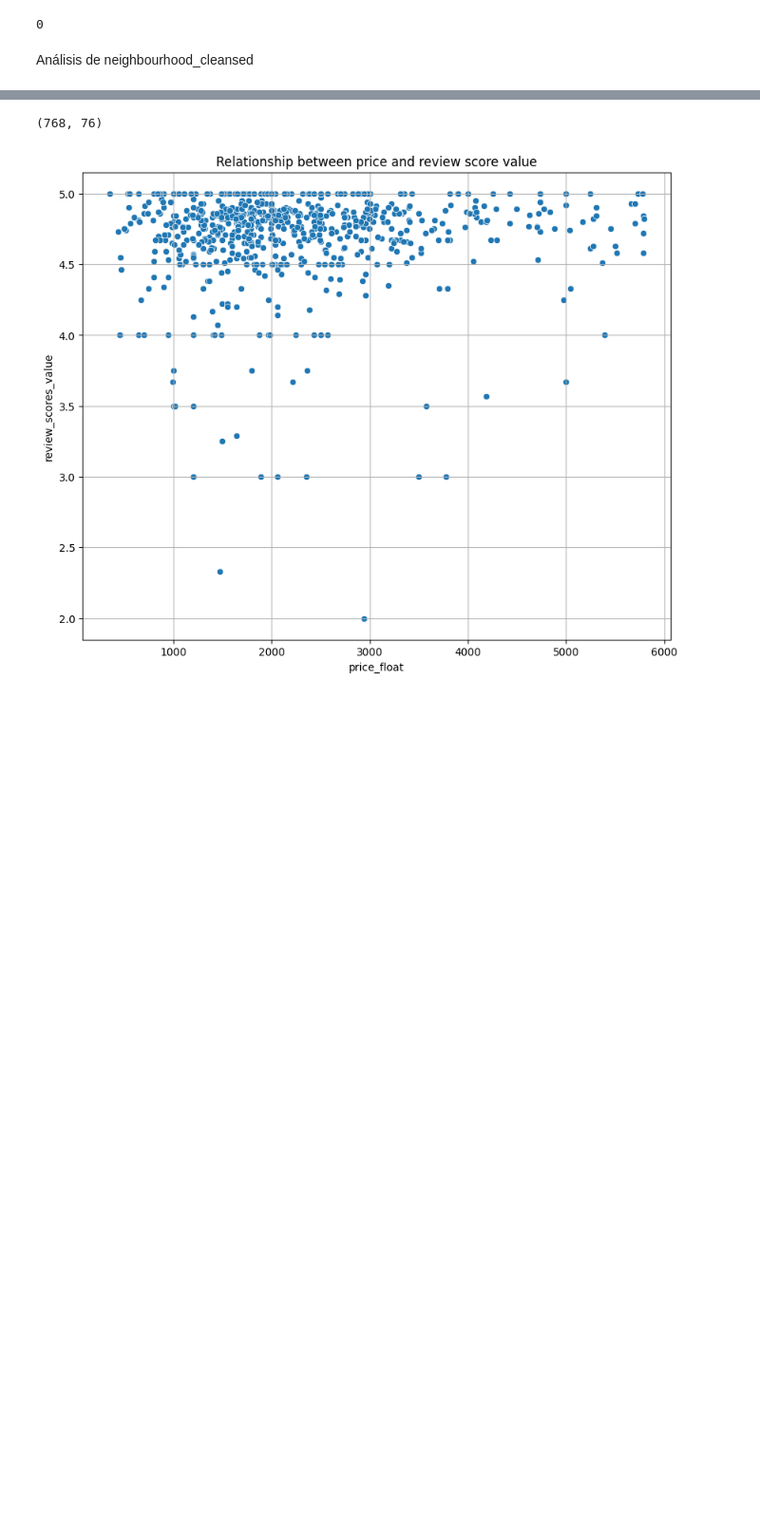
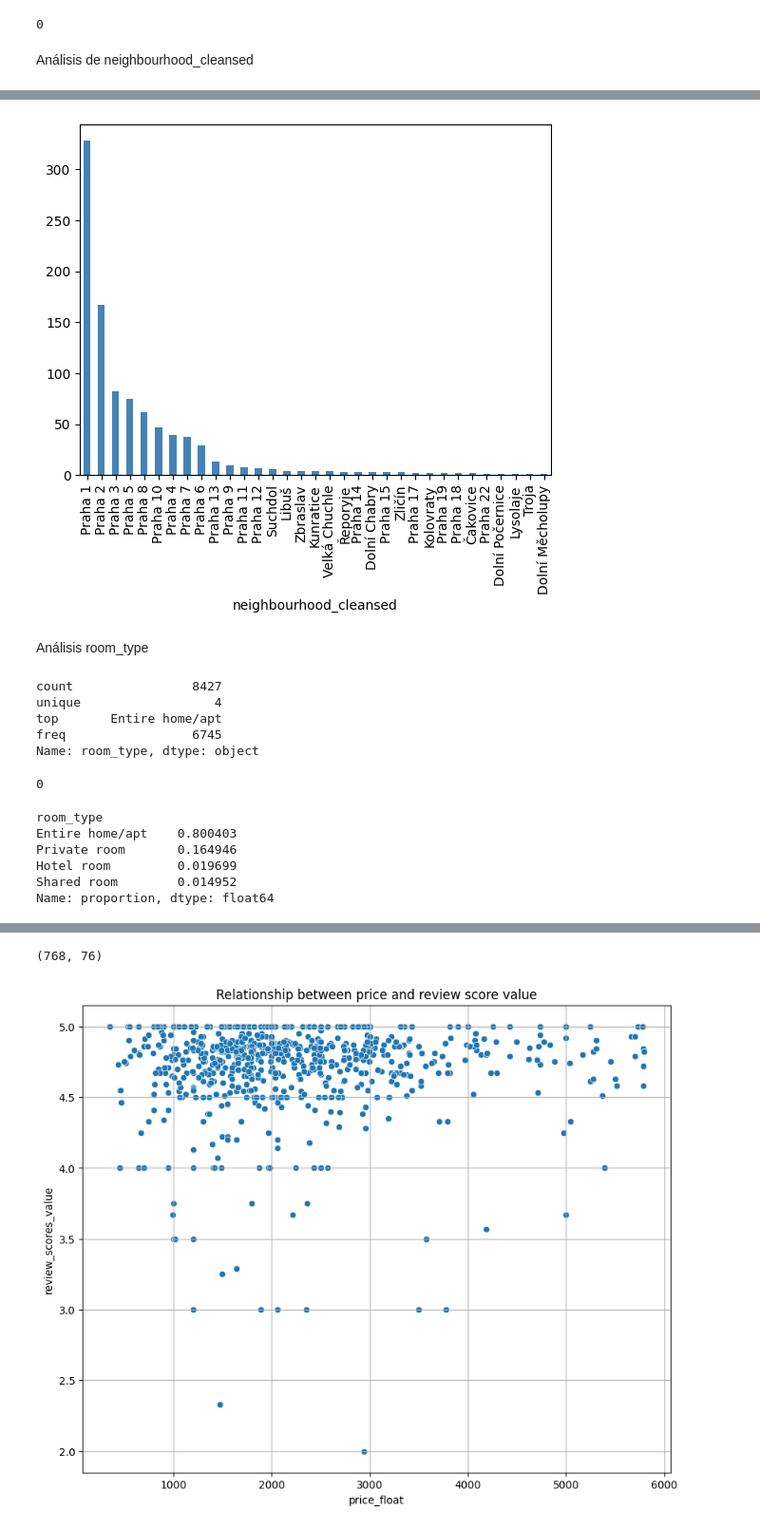
Before and after one commit to AngieRinBri/InmoviliarioTaller1, a Jupyter notebook: eda.ipynb, the cells around one changed output, grey strips where cells are left out. Shown: that part at 95% size. Drawn from its saved outputs; the diff is of its cells as text; code cells hidden in the pictures; blank space fills up the shorter version.

```diff
--- a/eda.ipynb
+++ b/eda.ipynb
@@ -201,0 +261,33 @@ Análisis bivariado
+# %%
+wo_review_score=listings_df[listings_df["review_scores_rating"].isnull()==True]
+# %%
+
+neighbourhood_frec_nr = wo_review_score["neighbourhood_cleansed"].value_counts()
+neighbourhood_frec_nr.plot(kind="bar", color="steelblue")
+plt.show()
+# %% [output]
+[figure, added]
+# %% [markdown]
+Análisis room_type
+# %%
+listings_df["room_type"].describe()
+# %% [output]
+count                8427
+unique                  4
+top       Entire home/apt
+freq                 6745
+Name: room_type, dtype: object
+# %%
+listings_df["room_type"].isnull().sum( )
+# %% [output]
+0
+# %%
+# Calculating the relative frecuency of room types
+listings_df["room_type"].value_counts(dropna=False, normalize=True) # You can set normalize to False for calculating the absolute frecuency
+# %% [output]
+room_type
+Entire home/apt    0.800403
+Private room       0.164946
+Hotel room         0.019699
+Shared room        0.014952
+Name: proportion, dtype: float64
```
Also changed, not shown: parts of 35 cells of this notebook.
